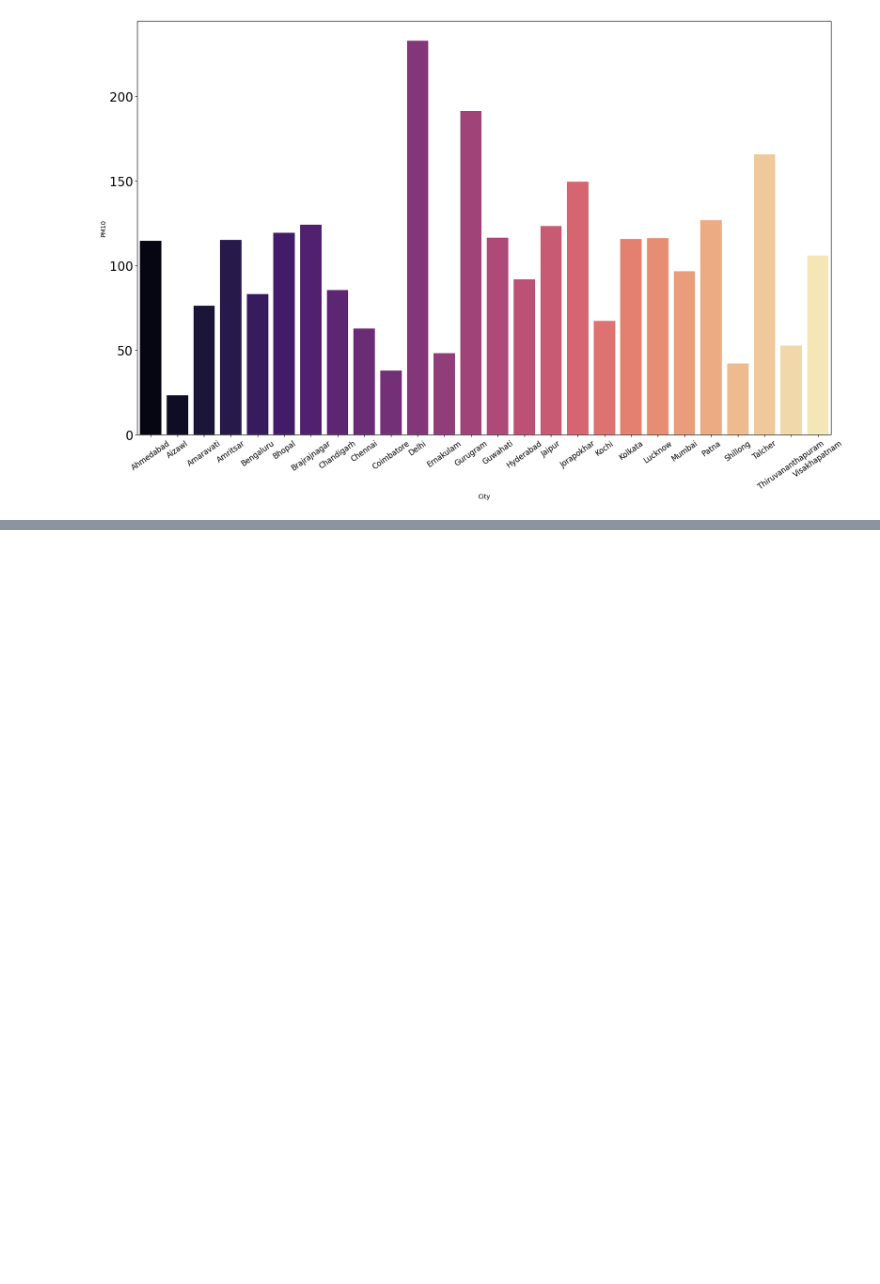
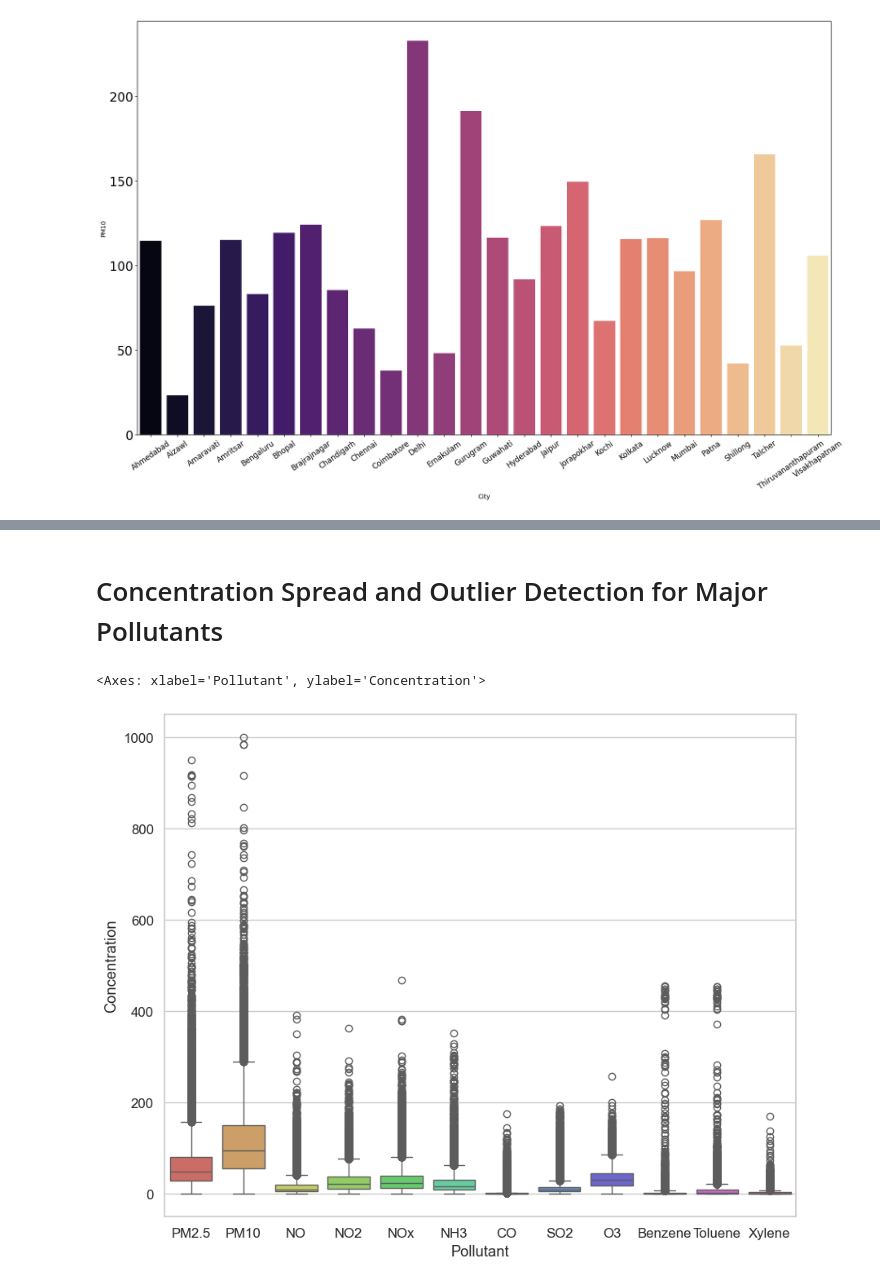
Before and after one commit to 111Aaru11/DataAnalysis, a Jupyter notebook: Final_CA_Project.ipynb, the cells around one changed output, grey strips where cells are left out. Drawn from its saved outputs; the diff is of its cells as text; code cells hidden in the pictures; blank space fills up the shorter version.

```diff
--- a/Final_CA_Project.ipynb
+++ b/Final_CA_Project.ipynb
@@ -353,0 +358,15 @@ plt.yticks(fontsize = 20);
+# %% [markdown]
+# Concentration Spread and Outlier Detection for Major Pollutants
+# %%
+pollutants = ['PM2.5', 'PM10', 'NO', 'NO2', 'NOx', 'NH3', 'CO', 'SO2', 'O3', 'Benzene', 'Toluene', 'Xylene']
+
+# Convert to long format
+pollutant_data = data[pollutants].melt(var_name='Pollutant', value_name='Concentration')
+
+
+sns.set(style='whitegrid', font_scale=1.1)
+plt.figure(figsize=(10, 8))
+sns.boxplot(data=pollutant_data, x='Pollutant', y='Concentration', hue = 'Pollutant',palette='hls')
+# %% [output]
+<Axes: xlabel='Pollutant', ylabel='Concentration'>
+[figure, added]
```
Also changed, not shown: parts of 25 cells of this notebook.
